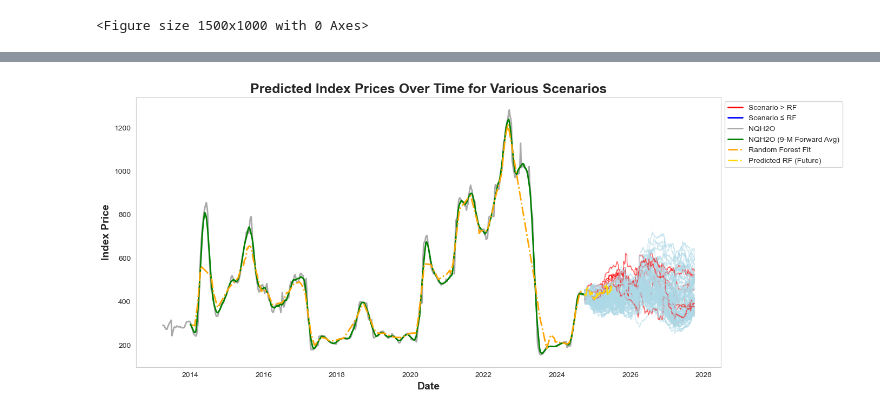
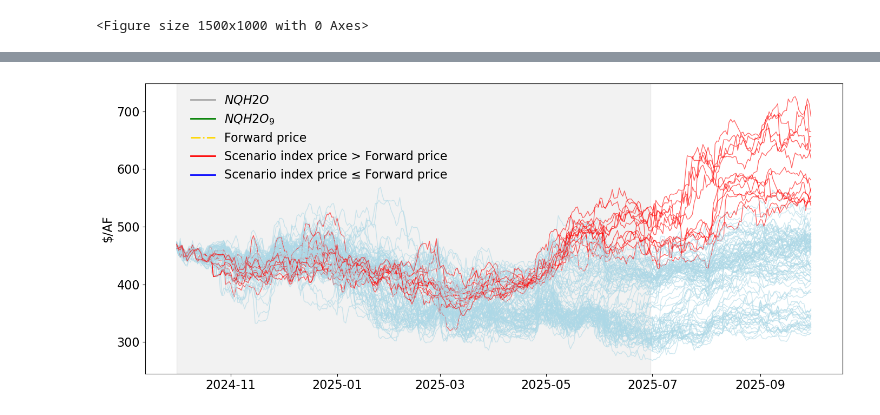
Before and after one commit to dlkency/CALFEWS, a Jupyter notebook: ensemble_pred.ipynb, the cells around one changed output, grey strips where cells are left out. Cells and saved outputs as stored; diff of their text form; code cells hidden in the pictures.

```diff
--- a/ensemble_pred.ipynb
+++ b/ensemble_pred.ipynb
@@ -221,7 +233,7 @@ Removed columns in datDaily:
 # load short-test output (1996-2024)
 # rolling average of the model output
 
-window_size = '180D'  # Compute the past 6-month rolling average
+window_size = '5D'  # Compute the past 6-month rolling average
 average_values_df = datDaily.rolling(window=window_size, center=False).mean()  #make sure center is False so it is indeed a trailing window
 merged_df = pd.merge(average_values_df, combined_df, left_on=average_values_df.index, right_on='Date')
 # %%
@@ -280,14 +292,17 @@ y = merged_df['9_Month_Forward_Avg']
 # X = X.drop(columns=non_numeric_columns)
 X = remove_duplicate_columns(X)
 
-suffixes = ('_S', '_Q', '_delivery', '_allocation', '_paper', '_SNPK', '_pumping', '_demand','_carryover', '_exchanged_GW', '_downstream', '_turnout' )
+# suffixes = ('_S', '_Q', '_delivery', '_allocation', '_paper', '_SNPK', '_pumping', '_demand','_carryover', '_exchanged_GW', '_downstream', '_turnout' )
+suffixes = ('dowy','_S', '_R', 'flood_spill','_delivery', '_allocation', '_paper',  '_SNPK', '_pumping', '_demand','_downstream', '_turnout',)
+# suffixes = ('dowy','_S', '_R', '_delivery', '_allocation', '_SNPK', '_pumping', '_demand', '_downstream', '_turnout', '_flood','flood_spill','flood_deliveries','_paper','_exchanged_GW',) #'_exchanged_GW','_carryover', '_Q', '_paper',
+# suffixes = ('_S', '_delivery', '_allocation', '_exchanged_GW','dowy', '_SNPK', '_pumping', '_demand')
 filtered_columns = [col for col in X.columns if col.endswith(suffixes)]
 X = X[filtered_columns]
 
 exclude_columns = ['dowy', 'y_10d_avg']
 corr_matrix = X.corr().abs()
 upper = corr_matrix.where(np.triu(np.ones(corr_matrix.shape), k=1).astype(bool))
-to_drop = [column for column in upper.columns if column not in exclude_columns and any(upper[column] > 0.7)]   #column != 'dowy' and
+to_drop = [column for column in upper.columns if column not in exclude_columns and any(upper[column] > 0.8)]   #column != 'dowy' and
 print(f"Number of columns to drop: {len(to_drop)}")
 X = X.drop(columns=to_drop)
 
@@ -781,14 +766,16 @@ X = remove_duplicate_columns(X)
 
 
 
-suffixes = ('_S', '_Q', '_delivery', '_allocation', '_paper', '_SNPK', '_pumping', '_demand','_carryover', '_exchanged_GW', '_downstream', '_turnout' )
+# suffixes = ('_S',  '_allocation', 'dowy', '_SNPK', '_demand','_delivery','_pumping','_Q','_R') #' '_exchanged_GW',
+suffixes = ('dowy','_S', '_R', 'flood_spill','_delivery', '_allocation', '_paper',  '_SNPK', '_pumping', '_demand','_downstream', '_turnout',) # '_Q', '_R',
+# suffixes = ('dowy','_S', '_R', '_delivery', '_allocation', '_SNPK', '_pumping', '_demand', '_downstream', '_turnout', '_flood','flood_spill','flood_deliveries','_paper','_exchanged_GW',) #'_exchanged_GW','_carryover', '_Q', '_paper',
 filtered_columns = [col for col in X.columns if col.endswith(suffixes)]
 X = X[filtered_columns]
 
 exclude_columns = ['dowy', ]
 corr_matrix = X.corr().abs()
 upper = corr_matrix.where(np.triu(np.ones(corr_matrix.shape), k=1).astype(bool))
-to_drop = [column for column in upper.columns if column not in exclude_columns and any(upper[column] > 0.7)]   #column != 'dowy' and
+to_drop = [column for column in upper.columns if column not in exclude_columns and any(upper[column] > 0.8)]   #column != 'dowy' and
 print(f"Number of columns to drop: {len(to_drop)}")
 X = X.drop(columns=to_drop)
 
@@ -937,7 +1013,7 @@ for scenario_number in range(1, 101):
     hydro_data = get_results_sensitivity_number_outside_model(output_file, '')
 
     # Calculate rolling mean
-    window_size = '180D'
+    window_size = '5D'
     X = hydro_data.rolling(window=window_size, center=False).mean()
     X.index.name = 'Date'
     X = X.reset_index()
@@ -1040,48 +1137,55 @@ for scenario in scenarios_to_plot:
         scenario_last_pred = scenario_pred.loc[:last_rf_date].iloc[-1]
 
     rf_last_pred = rf_predictions.loc[last_rf_date]
 
     if scenario_last_pred > rf_last_pred:
         color = 'red'   # Scenario's last prediction is higher than RF's
         higher_scenarios.append(scenario)
     else:
         color = 'lightblue'  # Scenario's last prediction is not higher than RF's
         lower_scenarios.append(scenario)
 
     # Append color to list (optional)
     colors.append(color)
 
     # Plot the scenario with the assigned color
     plt.plot(predictions_df.index, scenario_pred, color=color, linewidth=1, alpha=0.6 )
 
-plt.plot( merged_df['Date'], merged_df['NQH2O'], label='NQH2O', linestyle='-',  color='darkgrey',  linewidth=2)
+# plt.plot( merged_df['Date'], merged_df['NQH2O'], label='NQH2O', linestyle='-',  color='darkgrey',  linewidth=4)
 
-plt.plot( merged_shifted_dates,  merged_df['9_Month_Forward_Avg'], label='NQH2O (9-M Forward Avg)', linestyle='-', color='green', linewidth=2)
+# plt.plot(  merged_df['Date_shift'],  merged_df['9_Month_Forward_Avg'], label='NQH2O (9-M Forward Avg)', linestyle='-', color='green', linewidth=4)
 
-plt.plot( test_shifted_dates, test_results['Predicted_RandomForest'], label=f'Random Forest Fit ($R^{{2}}$= {random_forest_test_r2:.3f})', linestyle='-.',  color='orange',  linewidth=2)
+# plt.plot(test_results['Date'], test_results['Predicted_RandomForest'], label=f'Test set ($R^{{2}}$= {random_forest_test_r2:.2f})', linestyle='-.',  color='orange',  linewidth=4)
 
-plt.plot(pred_shifted_dates, prediction_results['Predicted_RandomForest'], label='Predicted RF (Future)', linestyle='-.', color='gold', linewidth=2)
+# plt.plot(prediction_results['Date_shift'], prediction_results['Predicted_RandomForest'], label='Predicted index price', linestyle='-.', color='gold', linewidth=4)
 
-plt.title('Predicted Index Prices Over Time for Various Scenarios', fontsize=18, fontweight='bold')
-plt.xlabel('Date', fontsize=14, fontweight='bold')
-plt.ylabel('Index Price', fontsize=14, fontweight='bold')
+# plt.title('Predicted Index Prices Over Time for Various Scenarios', fontsize=18, fontweight='bold')
+# plt.xlabel('Date', fontsize=14, fontweight='bold')
+plt.ylabel('$/AF', fontsize=16)
+start_date = pd.to_datetime('2024-10-01')
+end_date = pd.to_datetime('2025-06-30')
 
+plt.axvspan(start_date, end_date, color='grey', alpha=0.1, label='Period of Interest')
 custom_lines = [
-    Line2D([0], [0], color='red', lw=2, label='Scenario > RF'),
-    Line2D([0], [0], color='blue', lw=2, label='Scenario ≤ RF'),
-    Line2D([0], [0], color='darkgrey', lw=2, label='NQH2O'),
-    Line2D([0], [0], color='green', lw=2, label='NQH2O (9-M Forward Avg)'),
-    Line2D([0], [0], color='orange', lw=2, linestyle='-.', label='Random Forest Fit'),
-    Line2D([0], [0], color='gold', lw=2, linestyle='-.', label='Predicted RF (Future)')
+        Line2D([0], [0], color='darkgrey', lw=2, label=r'$NQH2O$'),
+    Line2D([0], [0], color='green', lw=2, label=r'$NQH2O_{9}$'),
+        # Line2D([0], [0], color='orange', lw=2, linestyle='-.', label=f'Random Forest test set ($R^{{2}}$= {random_forest_test_r2:.2f})'),
+    Line2D([0], [0], color='gold', lw=2, linestyle='-.', label='Forward price'),
+    Line2D([0], [0], color='red', lw=2, label='Scenario index price > Forward price'),
+    Line2D([0], [0], color='blue', lw=2, label='Scenario index price ≤ Forward price'),
 ]
 
-plt.legend(handles=custom_lines, loc='upper left', bbox_to_anchor=(1, 1), fontsize=10)
+# plt.gca().xaxis.set_major_locator(mdates.YearLocator())
+# plt.gca().xaxis.set_major_formatter(mdates.DateFormatter('%Y'))
+plt.legend(handles=custom_lines, loc='upper left', fontsize=16, framealpha=0, bbox_to_anchor=(0.05, 1),)
+plt.xticks(fontsize=16)
+plt.yticks(fontsize=16)
 plt.tight_layout()
 plt.grid(False)
 
 plt.show()
 # %% [output]
-[figure, old version]
+[figure, new version]
 # %%
 print("Scenarios with last prediction higher than RF's last prediction:")
 for scenario in higher_scenarios:
```
Also changed, not shown: parts of 33 cells of this notebook, 30 other files.
